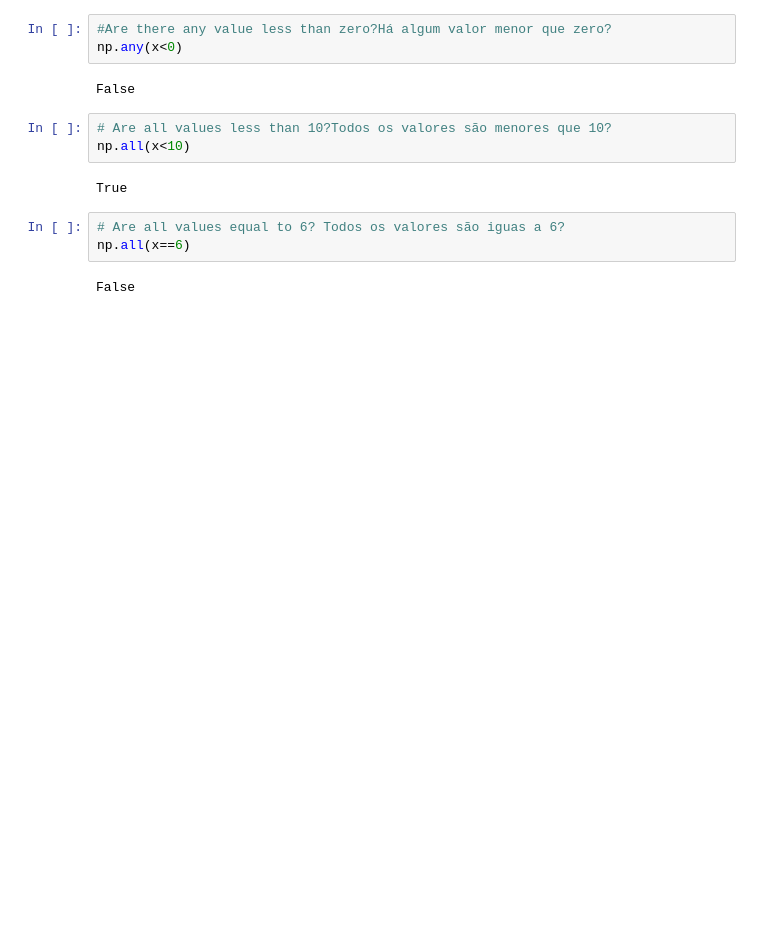
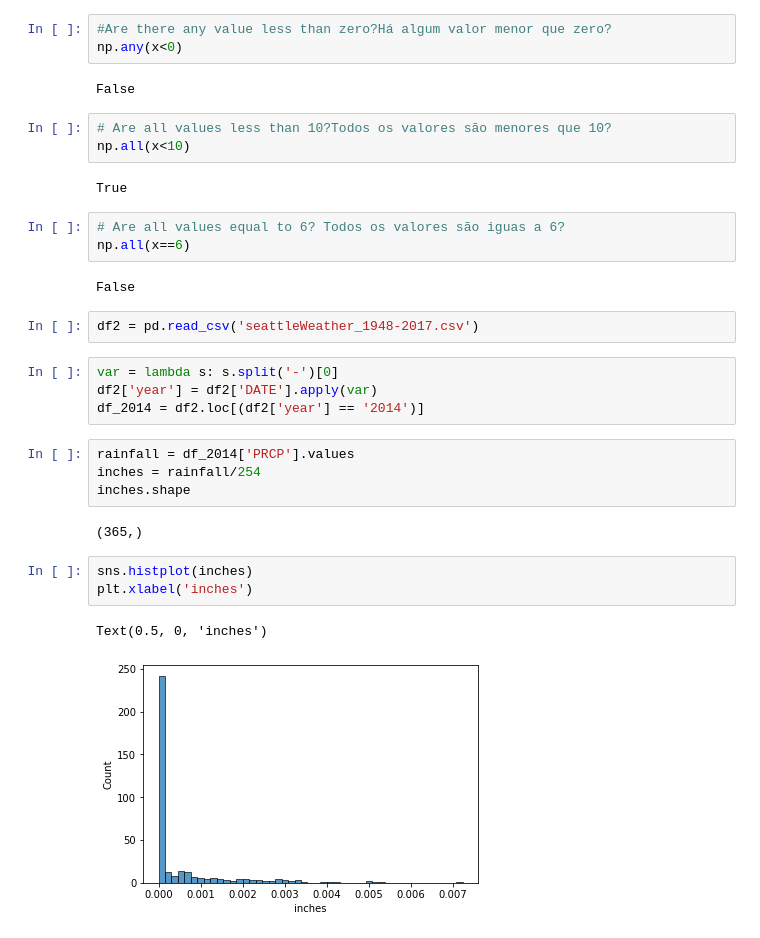
Before and after one commit to LuanDaSilva/PythonDS, a Jupyter notebook: Numpy Tutorial.ipynb, the cells around one changed output. Saved outputs shown, nothing was run; the diff lists cells and outputs as text; blank space fills up the shorter version.

```diff
--- a/Numpy Tutorial.ipynb
+++ b/Numpy Tutorial.ipynb
@@ -850,3 +850,21 @@ True
 np.all(x==6)
 # %% [output]
 False
+# %%
+df2 = pd.read_csv('seattleWeather_1948-2017.csv')
+# %%
+var = lambda s: s.split('-')[0]
+df2['year'] = df2['DATE'].apply(var)
+df_2014 = df2.loc[(df2['year'] == '2014')]
+# %%
+rainfall = df_2014['PRCP'].values
+inches = rainfall/254
+inches.shape
+# %% [output]
+(365,)
+# %%
+sns.histplot(inches)
+plt.xlabel('inches')
+# %% [output]
+Text(0.5, 0, 'inches')
+[figure, added]
```
